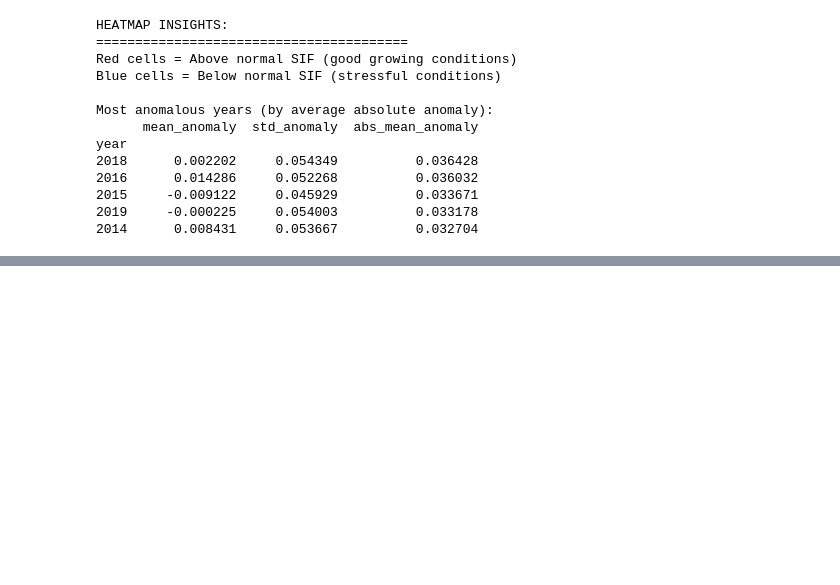
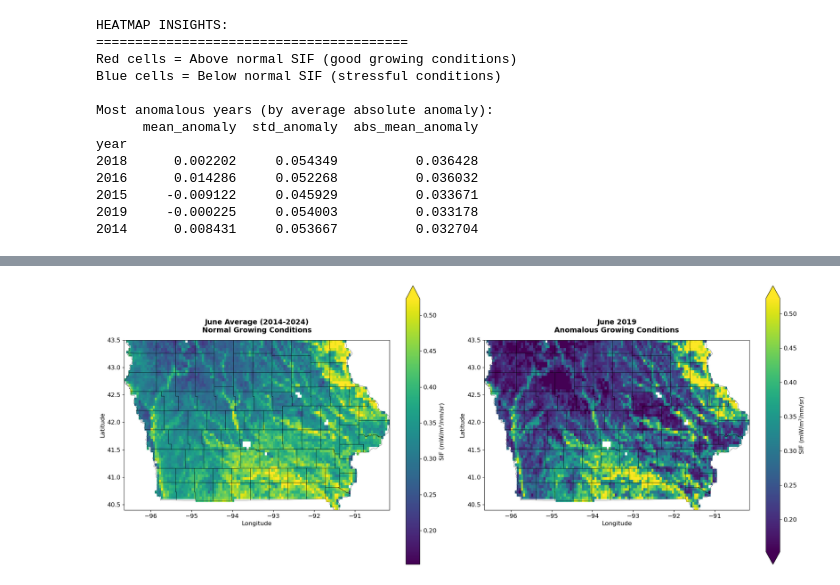
Before and after one commit to jacksoncoldiron/SIF-Analysis, a Jupyter notebook: src/sif_dataviz.ipynb, the cells around one changed output, grey strips where cells are left out. Saved outputs shown, nothing was run; the diff lists cells and outputs as text; code cells hidden in the pictures; blank space fills up the shorter version.

```diff
--- a/src/sif_dataviz.ipynb
+++ b/src/sif_dataviz.ipynb
@@ -1803,0 +2072,76 @@ else:
+# %%
+print("=" * 60)
+print("JUNE COMPARISON: AVERAGE vs 2019 ANOMALY")
+print("=" * 60)
+
+# Load June data for all years to calculate average
+print("Loading June data for all years...")
+june_data_all_years = []
+
+for year in range(2014, 2025):
+    june_sif = load_sif_for_month(year, 6)
+    if june_sif is not None:
+        june_data_all_years.append(june_sif)
+        print(f"  ✓ Loaded June {year}")
+
+if len(june_data_all_years) == 0:
+    print("❌ No June data found!")
+else:
+    print(f"✓ Loaded {len(june_data_all_years)} years of June data")
+
+    # Calculate June average across all years
+    june_average = sum(june_data_all_years) / len(june_data_all_years)
+    print("✓ Calculated June average across all years")
+
+    # Load June 2019 specifically
+    june_2019 = load_sif_for_month(2019, 6)
+
+    if june_2019 is not None:
+        print("✓ Loaded June 2019 data")
+
+        # Create side-by-side comparison
+        fig, (ax1, ax2) = plt.subplots(1, 2, figsize=(20, 8))
+
+        # Determine color scale limits (use same scale for both maps)
+        all_values = np.concatenate([june_average.values.flatten(), june_2019.values.flatten()])
+        vmin = np.nanpercentile(all_values, 2)  # 2nd percentile
+        vmax = np.nanpercentile(all_values, 98)  # 98th percentile
+
+        # Plot June average
+        im1 = june_average.plot(ax=ax1, cmap='viridis', vmin=vmin, vmax=vmax,
+                               add_colorbar=True, cbar_kwargs={'label': 'SIF (mW/m²/nm/sr)'})
+        iowa_counties.boundary.plot(ax=ax1, color='black', linewidth=0.5, alpha=0.7)
+        ax1.set_title('June Average (2014-2024)\nNormal Growing Conditions',
+                     fontsize=14, fontweight='bold', pad=15)
+        ax1.set_xlabel('Longitude', fontsize=12)
+        ax1.set_ylabel('Latitude', fontsize=12)
+
+        # Plot June 2019
+        im2 = june_2019.plot(ax=ax2, cmap='viridis', vmin=vmin, vmax=vmax,
+                            add_colorbar=True, cbar_kwargs={'label': 'SIF (mW/m²/nm/sr)'})
+        iowa_counties.boundary.plot(ax=ax2, color='black', linewidth=0.5, alpha=0.7)
+        ax2.set_title('June 2019\nAnomalous Growing Conditions',
+                     fontsize=14, fontweight='bold', pad=15)
+        ax2.set_xlabel('Longitude', fontsize=12)
+        ax2.set_ylabel('Latitude', fontsize=12)
+
+        plt.tight_layout()
+
+        # Save the comparison
+        output_path = "/Users/jacksoncoldiron/Documents/Bren/Research/SIF/figures/june_comparison_spatial.png"
+        fig.savefig(output_path, dpi=300, bbox_inches='tight', facecolor='white')
+        print(f"✓ June comparison saved to: {output_path}")
+
+        plt.show()
+
+        # Calculate and print statistics
+        print()
+        print("JUNE COMPARISON STATISTICS:")
+        print("=" * 40)
+        print(f"June average SIF: {june_average.mean().values:.4f} ± {june_average.std().values:.4f}")
+        print(f"June 2019 SIF: {june_2019.mean().values:.4f} ± {june_2019.std().values:.4f}")
+        print(f"Difference: {june_2019.mean().values - june_average.mean().values:.4f}")
+
+    else:
+        print("❌ Could not load June 2019 data")
+# %% [output]
@@ -1803,0 +2167 @@ else:
+[figure, added]
```
Also changed, not shown: parts of 13 cells of this notebook.
